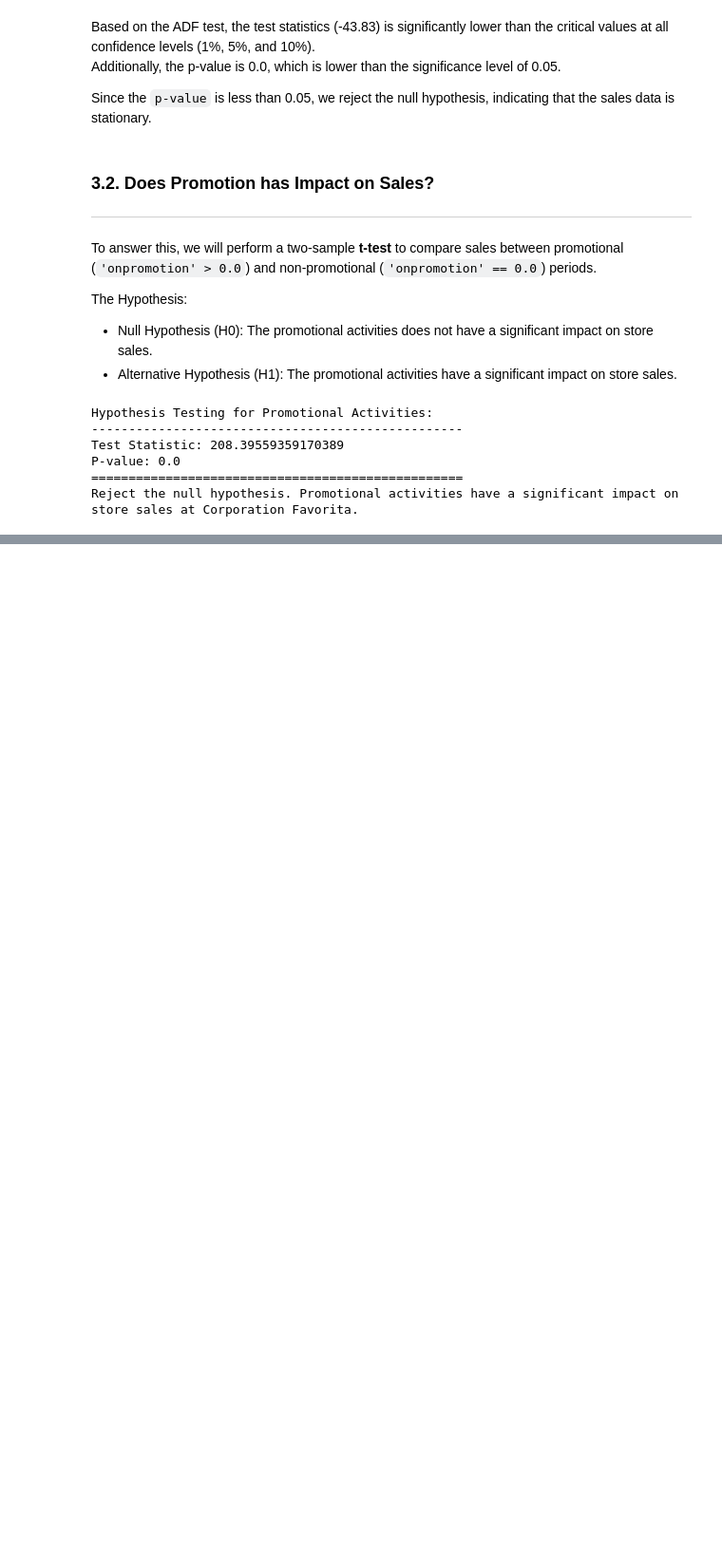
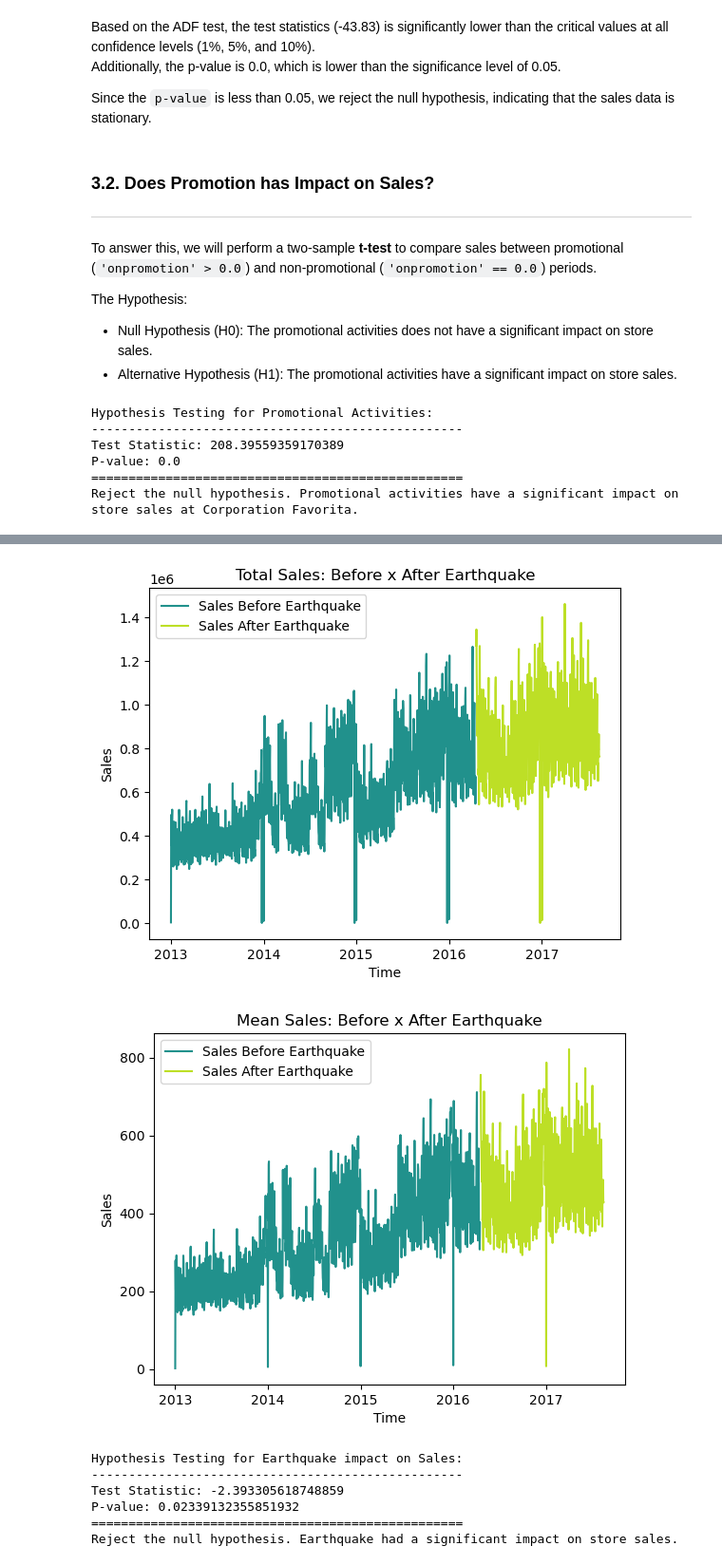
Before and after one commit to edmar-bevilaqua/store-sales-tsf-kaggle-competition, a Jupyter notebook: store-sales-tsf.ipynb, the cells around one changed output, grey strips where cells are left out. Shown at 95% size. Cells and saved outputs as stored; diff of their text form; code cells hidden in the pictures; blank space fills up the shorter version.

Commit message:
Update store-sales-tsf.ipynb
Test the impact of the earthquake that occured in April 16, 2016 on store sales.

```diff
--- a/store-sales-tsf.ipynb
+++ b/store-sales-tsf.ipynb
@@ -950,0 +968,70 @@ Reject the null hypothesis. Promotional activities have a significant impact on
+# %%
+# Assign the variable earthquake_date to the date the earthquake took place (April 16, 2016)
+earthquake = pd.to_datetime('2016-04-16')
+
+# Creating total_sales, which is the sum of sales for each day
+total_sales = train.groupby('date')['sales'].sum()
+mean_sales = train.groupby('date')['sales'].mean()
+
+# Filter the sales data before and after the earthquake
+sum_sales_before_earthquake = total_sales[total_sales.index < earthquake]
+sum_sales_after_earthquake = total_sales[total_sales.index > earthquake]
+mean_sales_before_earthquake = mean_sales[mean_sales.index < earthquake]
+mean_sales_after_earthquake = mean_sales[mean_sales.index > earthquake]
+
+# Set the colormap to viridis
+colormap = cm.get_cmap('viridis')
+
+# Plot the sales before and after the earthquake
+plt.plot(sum_sales_before_earthquake, color=colormap(0.5), label='Sales Before Earthquake')
+plt.plot(sum_sales_after_earthquake, color=colormap(0.9), label='Sales After Earthquake')
+plt.xlabel('Time')
+plt.ylabel('Sales')
+plt.legend()
+plt.title('Total Sales: Before x After Earthquake')
+plt.show()
+
+plt.plot(mean_sales_before_earthquake, color=colormap(0.5), label='Sales Before Earthquake')
+plt.plot(mean_sales_after_earthquake, color=colormap(0.9), label='Sales After Earthquake')
+plt.xlabel('Time')
+plt.ylabel('Sales')
+plt.legend()
+plt.title('Mean Sales: Before x After Earthquake')
+plt.show()
+# %% [output]
+[figure, added]
+[figure, added]
+# %%
+from scipy.stats import ttest_rel
+import datetime
+
+day_30_before_earthquake = earthquake - datetime.timedelta(days=30)
+day_30_after_earthquake = earthquake + datetime.timedelta(days=30)
+
+mean_sales_before = mean_sales_before_earthquake[
+    (mean_sales_before_earthquake.index < earthquake) & (mean_sales_before_earthquake.index >= day_30_before_earthquake)
+    ]
+mean_sales_after = mean_sales_after_earthquake[
+    (mean_sales_after_earthquake.index > earthquake) & (mean_sales_after_earthquake.index <= day_30_after_earthquake)
+    ]
+
+# Perform a two-sample t-test to compare sales between promotional and non-promotional periods
+t_statistic, p_value = ttest_rel(mean_sales_before, mean_sales_after)
+
+# Print the test result
+print("Hypothesis Testing for Earthquake impact on Sales:")
+print("-" * 50)
+print("Test Statistic:", t_statistic)
+print("P-value:", p_value)
+print("=" * 50)
+if p_value < 0.05:
+    print("Reject the null hypothesis. Earthquake had a significant impact on store sales.")
+else:
+    print("Fail to reject the null hypothesis. Promotional activities do not have a significant impact on store sales.")
+# %% [output]
+Hypothesis Testing for Earthquake impact on Sales:
+--------------------------------------------------
+Test Statistic: -2.393305618748859
+P-value: 0.02339132355851932
+==================================================
+Reject the null hypothesis. Earthquake had a significant impact on store sales.
```
Also changed, not shown: parts of 4 cells of this notebook.
